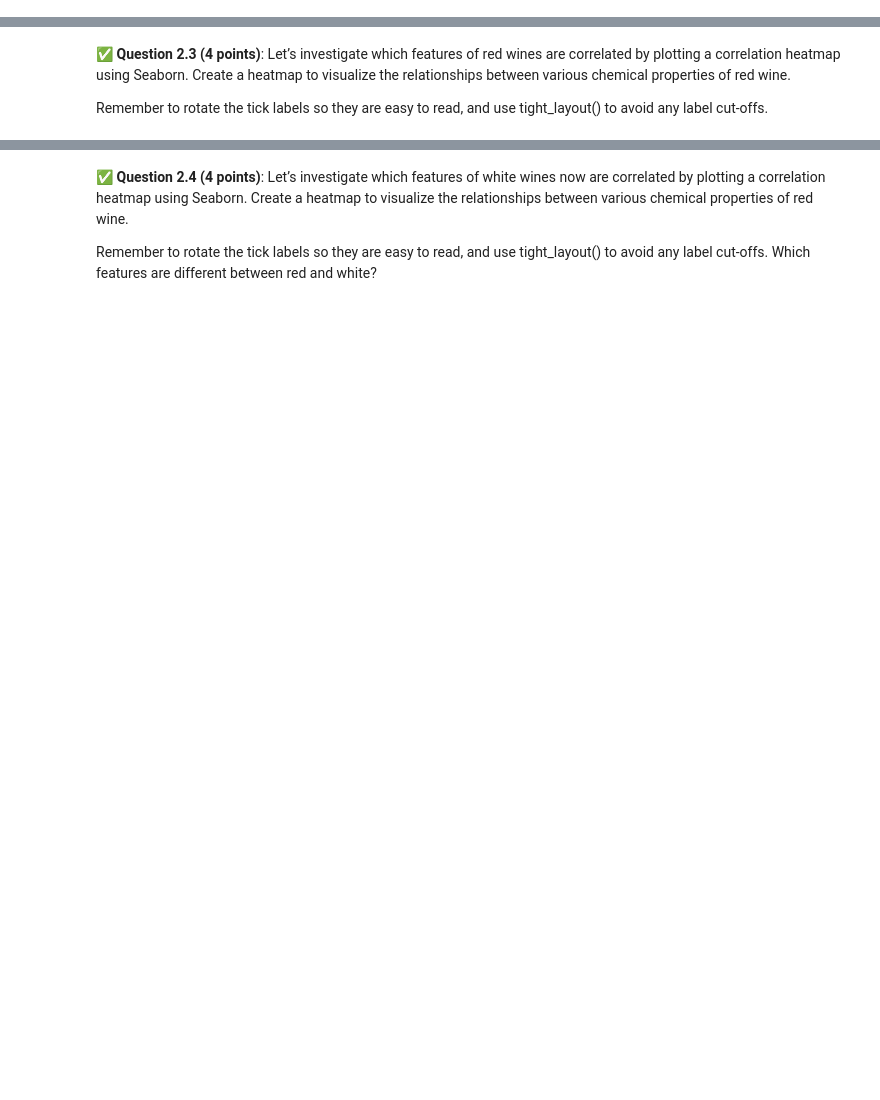
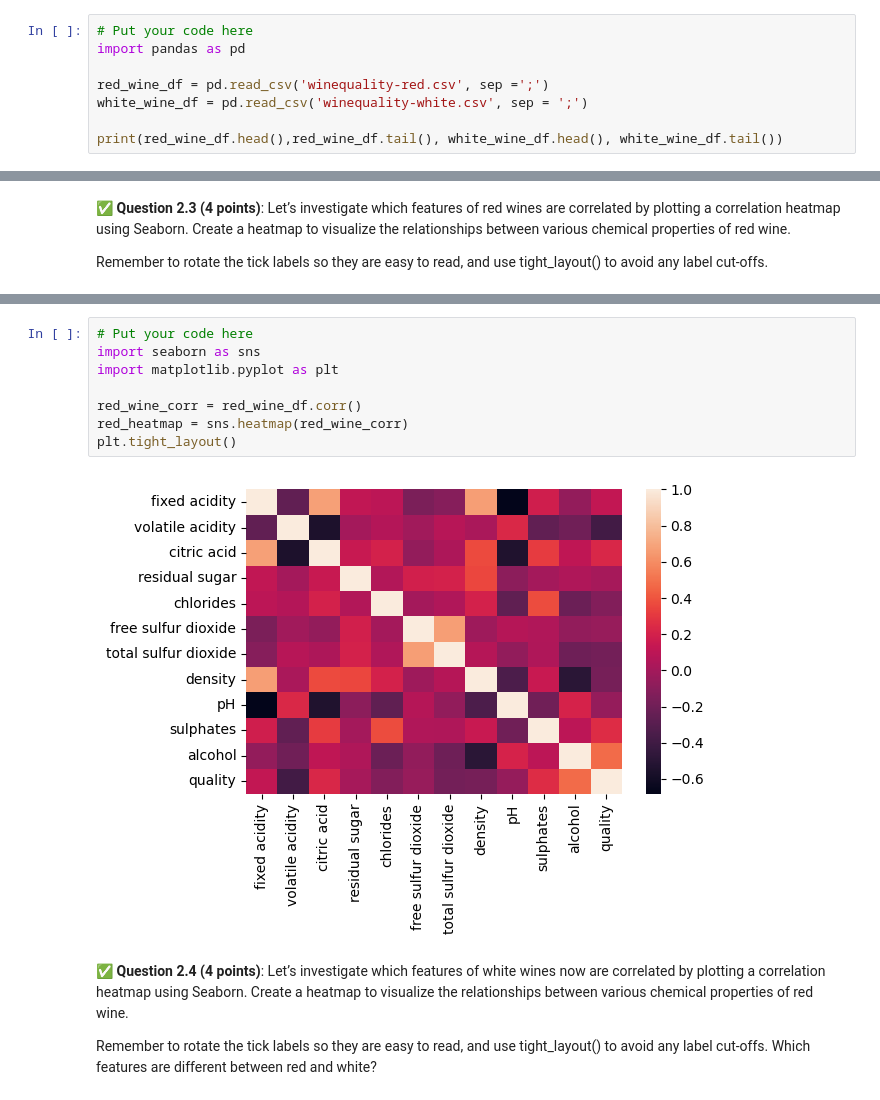
Before and after one commit to LukeAurilia/CMSE202-f24-turnin, a Jupyter notebook: hw-03/HW-03_Regression-STUDENT.ipynb, the cells around one changed output, grey strips where cells are left out. Saved outputs shown, nothing was run; the diff lists cells and outputs as text; blank space fills up the shorter version.

```diff
--- a/hw-03/HW-03_Regression-STUDENT.ipynb
+++ b/hw-03/HW-03_Regression-STUDENT.ipynb
@@ -73,0 +70,8 @@ https://archive.ics.uci.edu/ml/machine-learning-databases/wine-quality/winequali
+# %%
+# Put your code here
+import pandas as pd
+
+red_wine_df = pd.read_csv('winequality-red.csv', sep =';')
+white_wine_df = pd.read_csv('winequality-white.csv', sep = ';')
+
+print(red_wine_df.head(),red_wine_df.tail(), white_wine_df.head(), white_wine_df.tail())
@@ -80,3 +119,13 @@ Remember to rotate the tick labels so they are easy to read, and use tight_layou
+# %%
+# Put your code here
+import seaborn as sns
+import matplotlib.pyplot as plt
+
+red_wine_corr = red_wine_df.corr()
+red_heatmap = sns.heatmap(red_wine_corr)
+plt.tight_layout()
+# %% [output]
+[figure, added]
 # %% [markdown]
 &#9989;  **Question 2.4 (4 points)**: Let’s investigate which features of white wines now are correlated by plotting a correlation heatmap using Seaborn. Create a heatmap to visualize the relationships between various chemical properties of red wine.
 
```
Also changed, not shown: parts of 9 cells of this notebook, 2 other files.
